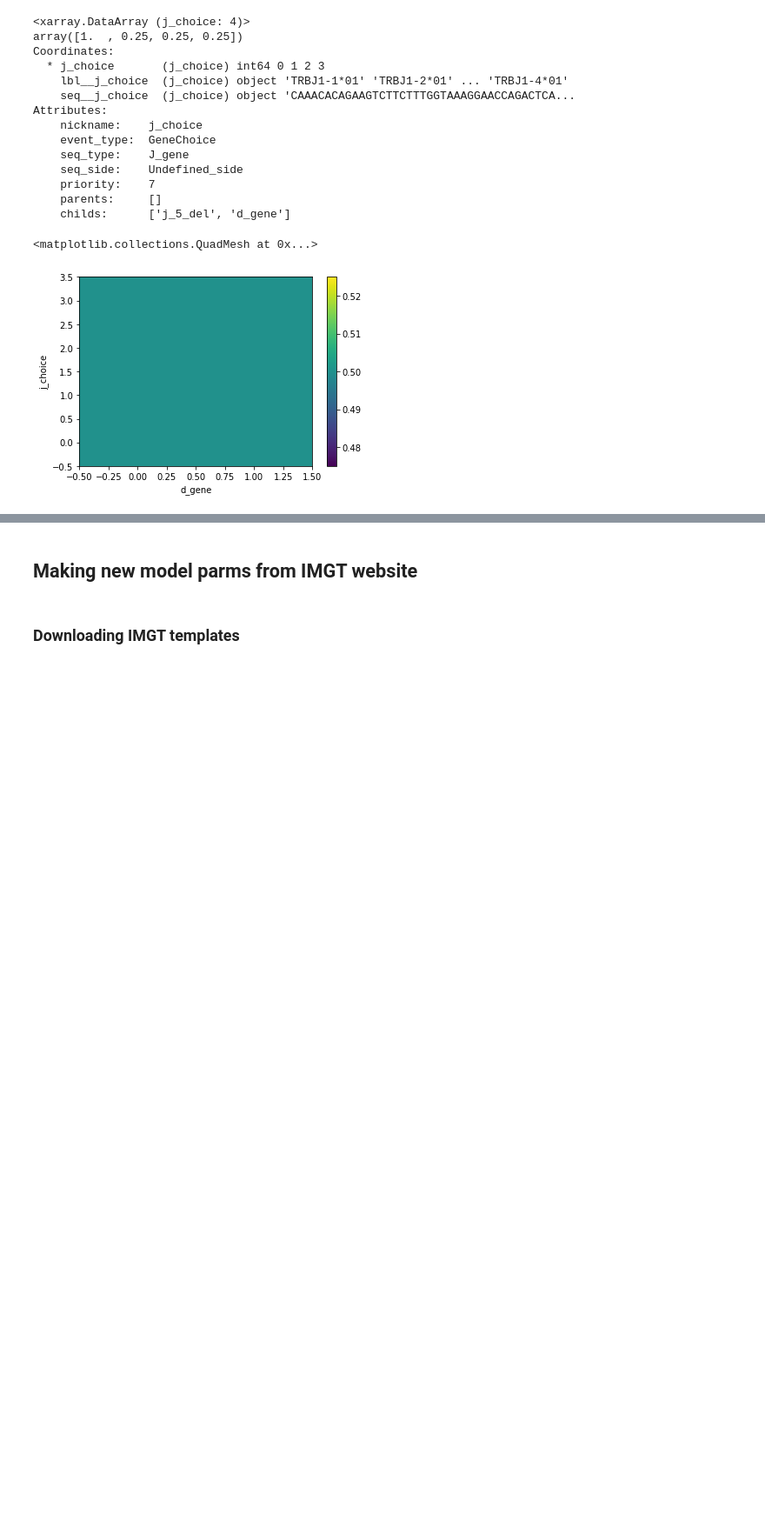
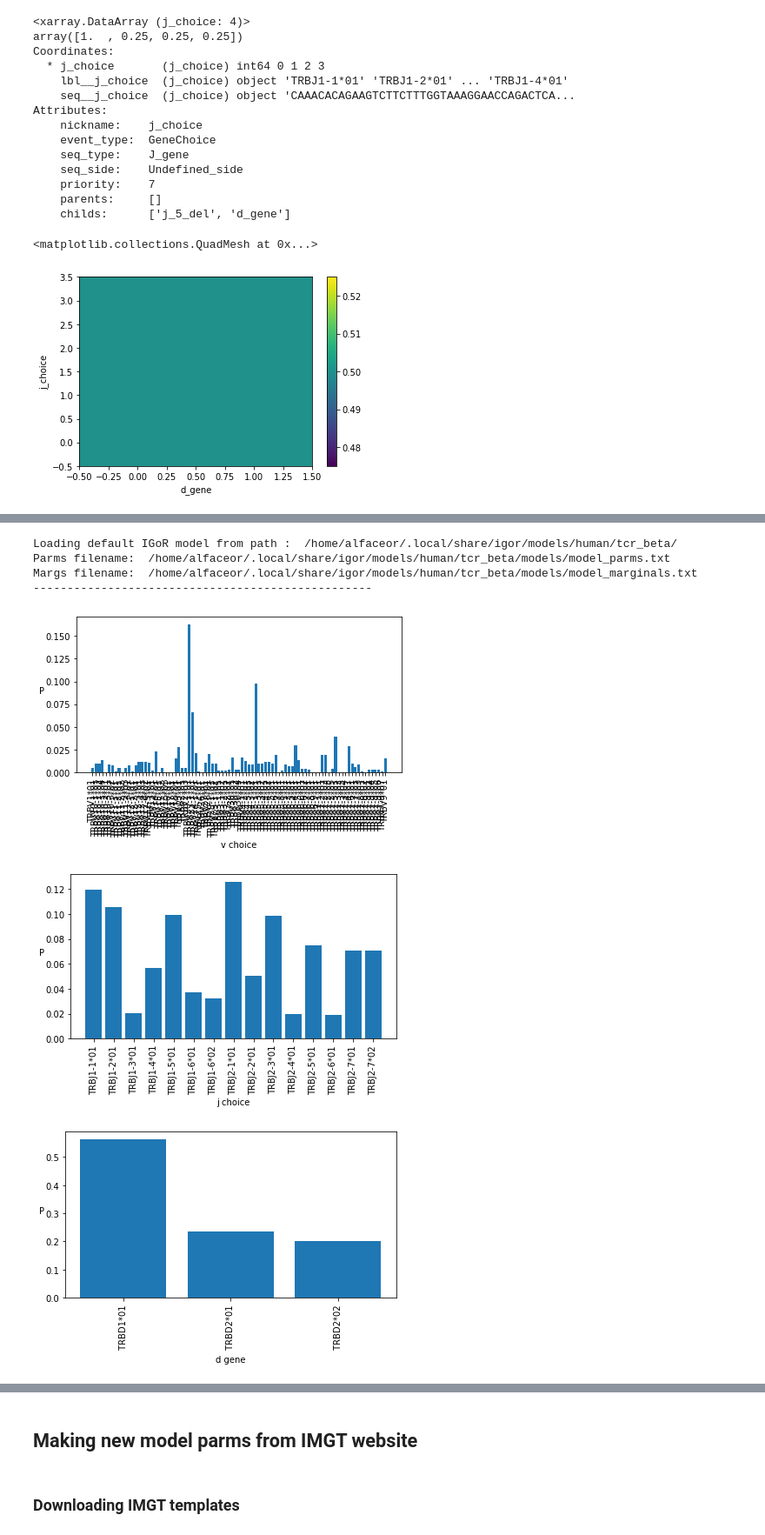
Before and after one commit to statbiophys/pygor3, a Jupyter notebook: notebooks/d02_EditModel.ipynb, the cells around one changed output, grey strips where cells are left out. Shown at 87% size. Cells and saved outputs as stored; diff of their text form; code cells hidden in the pictures; blank space fills up the shorter version.

```diff
--- a/notebooks/d02_EditModel.ipynb
+++ b/notebooks/d02_EditModel.ipynb
@@ -161,0 +159,12 @@ mdl['d_gene'].plot()
+# %%
+import pygor3 as p3
+mdl_HTRB = p3.IgorModel.load_default("human", "tcr_beta")
+mdl_HTRB.export_plot_Pmarginals("OOO")
+# %% [output]
+Loading default IGoR model from path :  /home/alfaceor/.local/share/igor/models/human/tcr_beta/
+Parms filename:  /home/alfaceor/.local/share/igor/models/human/tcr_beta/models/model_parms.txt
+Margs filename:  /home/alfaceor/.local/share/igor/models/human/tcr_beta/models/model_marginals.txt
+--------------------------------------------------
+[figure, added]
+[figure, added]
+[figure, added]
```
Also changed, not shown: parts of 14 cells of this notebook, 12 other files.
